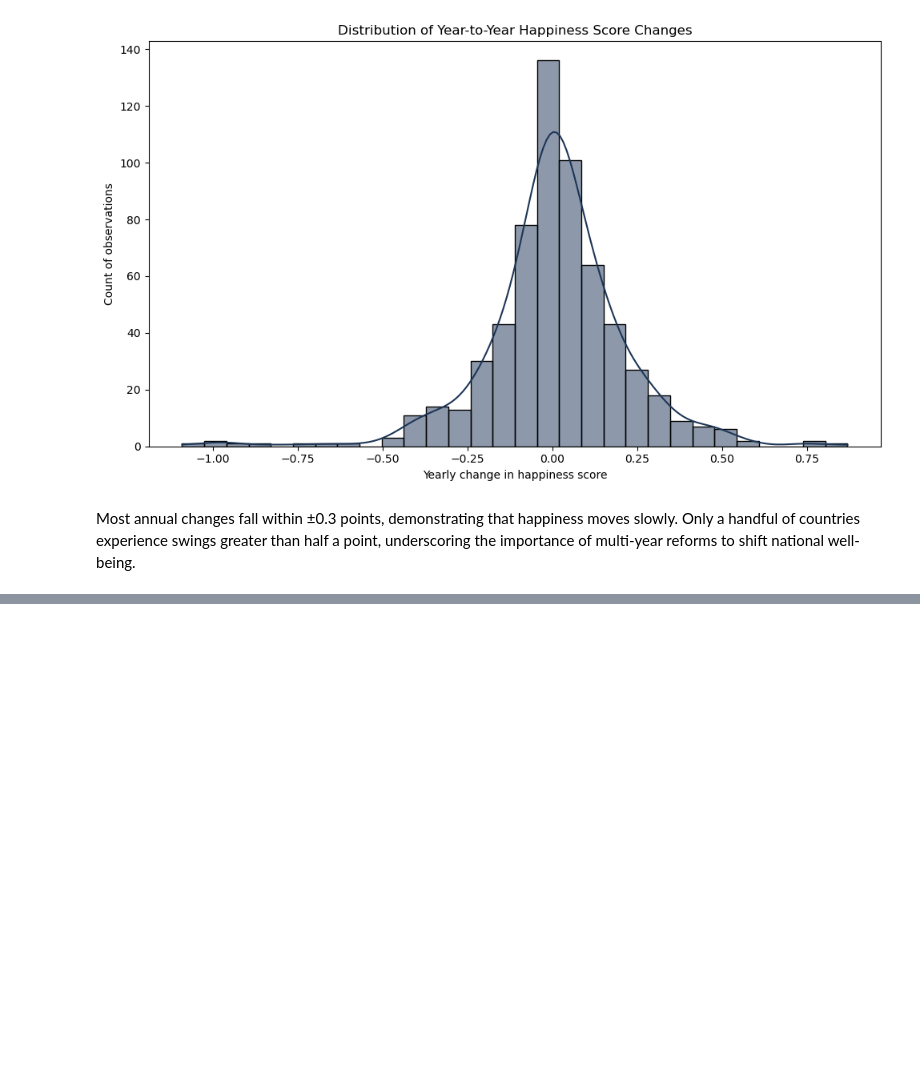
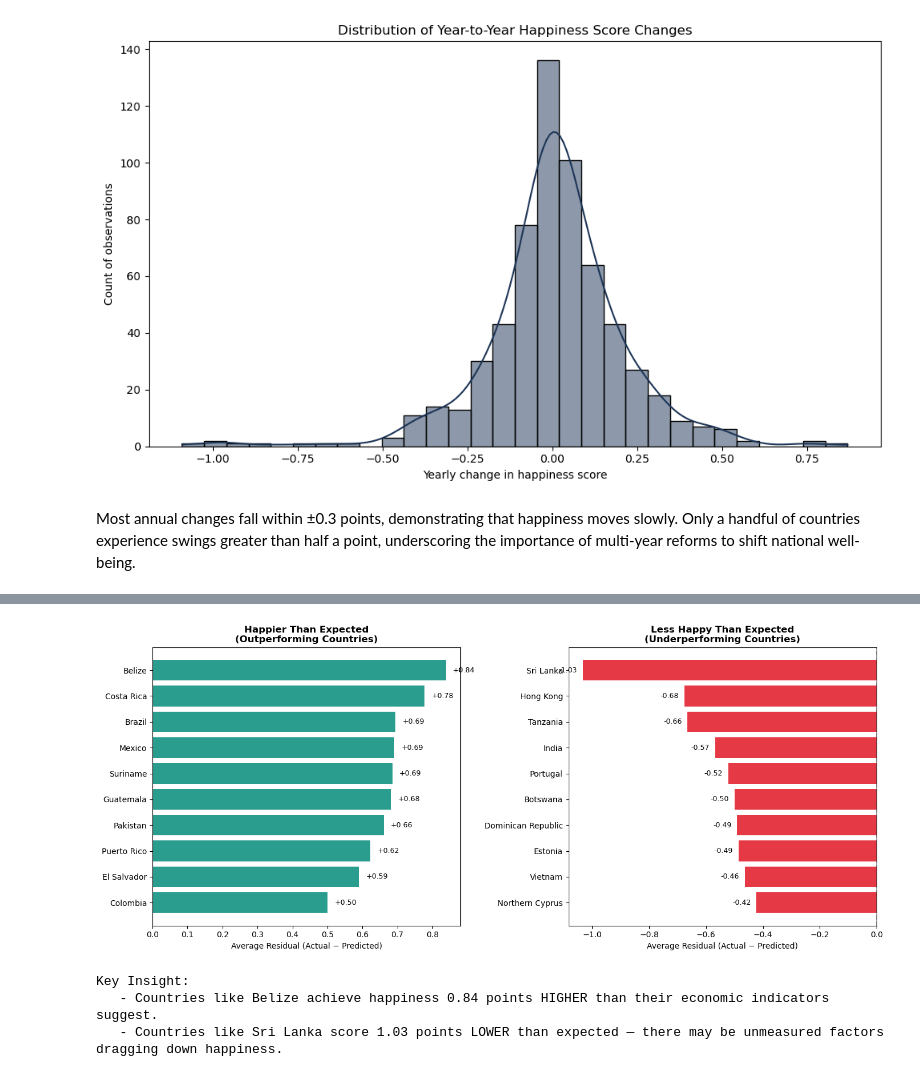
Before and after one commit to elarsaks/world_happiness_report_data_visualization, a Jupyter notebook: Notebook.ipynb, the cells around one changed output, grey strips where cells are left out. Cells and saved outputs as stored; diff of their text form; code cells hidden in the pictures; blank space fills up the shorter version.

Commit message:
Add models.

```diff
--- a/Notebook.ipynb
+++ b/Notebook.ipynb
@@ -426,2 +429,20 @@ Most annual changes fall within ±0.3 points, demonstrating that happiness moves
 # %%
-### 🚧 TODO: ....
+# Prepare features and target
+feature_cols = ["gdp_per_capita", "social_support", "healthy_life_expectancy", "freedom", "generosity", "corruption_perception"]
+ml_data = happiness[feature_cols + ["happiness_score", "country", "year"]].dropna()
+
+X = ml_data[feature_cols]
+y = ml_data["happiness_score"]
+
+# Train a Gradient Boosting model (best performer for this dataset)
+model = GradientBoostingRegressor(n_estimators=100, random_state=42)
+model.fit(X, y)
+
+# Add predictions and residuals to the data
+ml_data = ml_data.copy()
+ml_data["predicted_score"] = model.predict(X)
+ml_data["residual"] = ml_data["happiness_score"] - ml_data["predicted_score"]
+
+print(f"Model trained on {len(ml_data)} country-year observations")
+print(f"Model R²: {r2_score(y, ml_data['predicted_score']):.3f}")
+print(f"Average prediction error (MAE): {mean_absolute_error(y, ml_data['predicted_score']):.3f} points")
@@ -427,0 +457,49 @@ Most annual changes fall within ±0.3 points, demonstrating that happiness moves
+# %%
+# Analyze average residuals by country across all years
+country_residuals = ml_data.groupby("country").agg({
+    "residual": "mean",
+    "happiness_score": "mean",
+    "predicted_score": "mean"
+}).reset_index()
+country_residuals.columns = ["country", "avg_residual", "avg_actual", "avg_predicted"]
+
+# Top 10 overperformers and underperformers
+top_overperformers = country_residuals.nlargest(10, "avg_residual")
+top_underperformers = country_residuals.nsmallest(10, "avg_residual")
+
+fig, axes = plt.subplots(1, 2, figsize=(14, 6))
+
+# Overperformers
+ax1 = axes[0]
+colors_over = ["#2a9d8f"] * 10
+bars1 = ax1.barh(top_overperformers["country"], top_overperformers["avg_residual"], color=colors_over)
+ax1.set_xlabel("Average Residual (Actual − Predicted)")
+ax1.set_title("Happier Than Expected\n(Outperforming Countries)", fontsize=12, fontweight="bold")
+ax1.invert_yaxis()
+ax1.axvline(0, color="gray", linestyle="--", alpha=0.5)
+for i, (bar, val) in enumerate(zip(bars1, top_overperformers["avg_residual"])):
+    ax1.text(val + 0.02, bar.get_y() + bar.get_height()/2, f"+{val:.2f}", va="center", fontsize=9)
+
+# Underperformers
+ax2 = axes[1]
+colors_under = ["#e63946"] * 10
+bars2 = ax2.barh(top_underperformers["country"], top_underperformers["avg_residual"], color=colors_under)
+ax2.set_xlabel("Average Residual (Actual − Predicted)")
+ax2.set_title("Less Happy Than Expected\n(Underperforming Countries)", fontsize=12, fontweight="bold")
+ax2.invert_yaxis()
+ax2.axvline(0, color="gray", linestyle="--", alpha=0.5)
+for i, (bar, val) in enumerate(zip(bars2, top_underperformers["avg_residual"])):
+    ax2.text(val - 0.02, bar.get_y() + bar.get_height()/2, f"{val:.2f}", va="center", ha="right", fontsize=9)
+
+plt.tight_layout()
+plt.show()
+
+# Print insights
+print("\nKey Insight:")
+print(f"   - Countries like {top_overperformers.iloc[0]['country']} achieve happiness {top_overperformers.iloc[0]['avg_residual']:.2f} points HIGHER than their economic indicators suggest.")
+print(f"   - Countries like {top_underperformers.iloc[0]['country']} score {abs(top_underperformers.iloc[0]['avg_residual']):.2f} points LOWER than expected — there may be unmeasured factors dragging down happiness.")
+# %% [output]
+[figure, added]
+Key Insight:
+   - Countries like Belize achieve happiness 0.84 points HIGHER than their economic indicators suggest.
+   - Countries like Sri Lanka score 1.03 points LOWER than expected — there may be unmeasured factors dragging down happiness.
```
Also changed, not shown: parts of 11 cells of this notebook.
